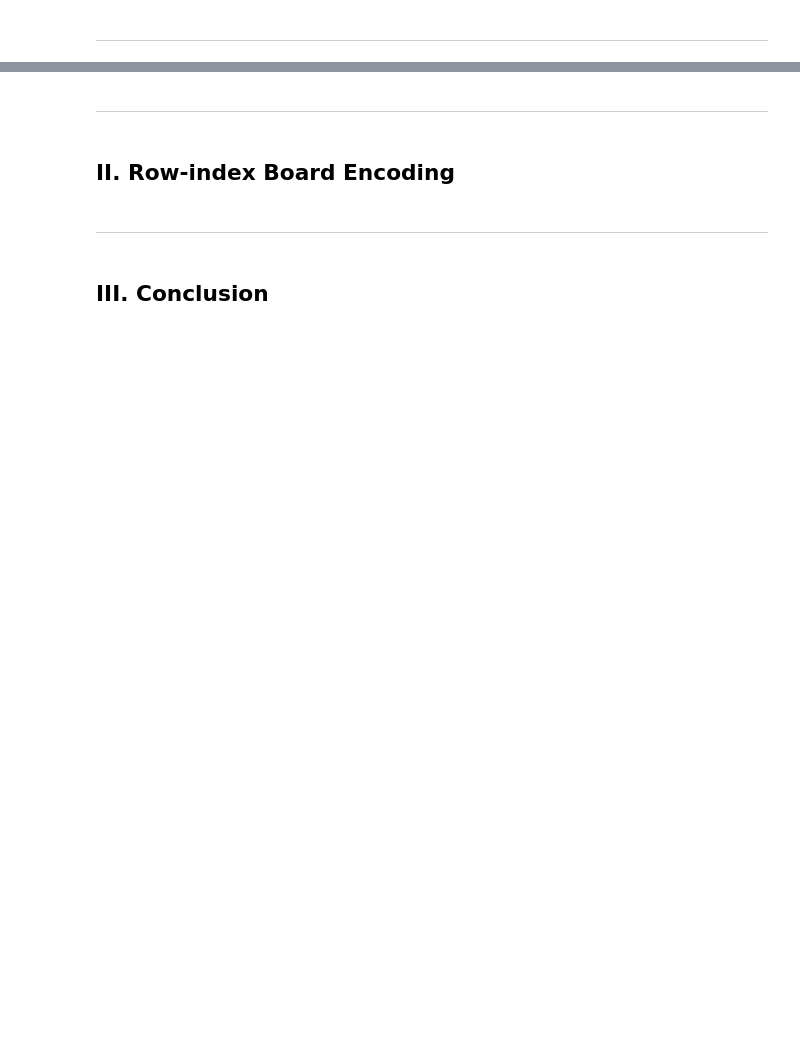
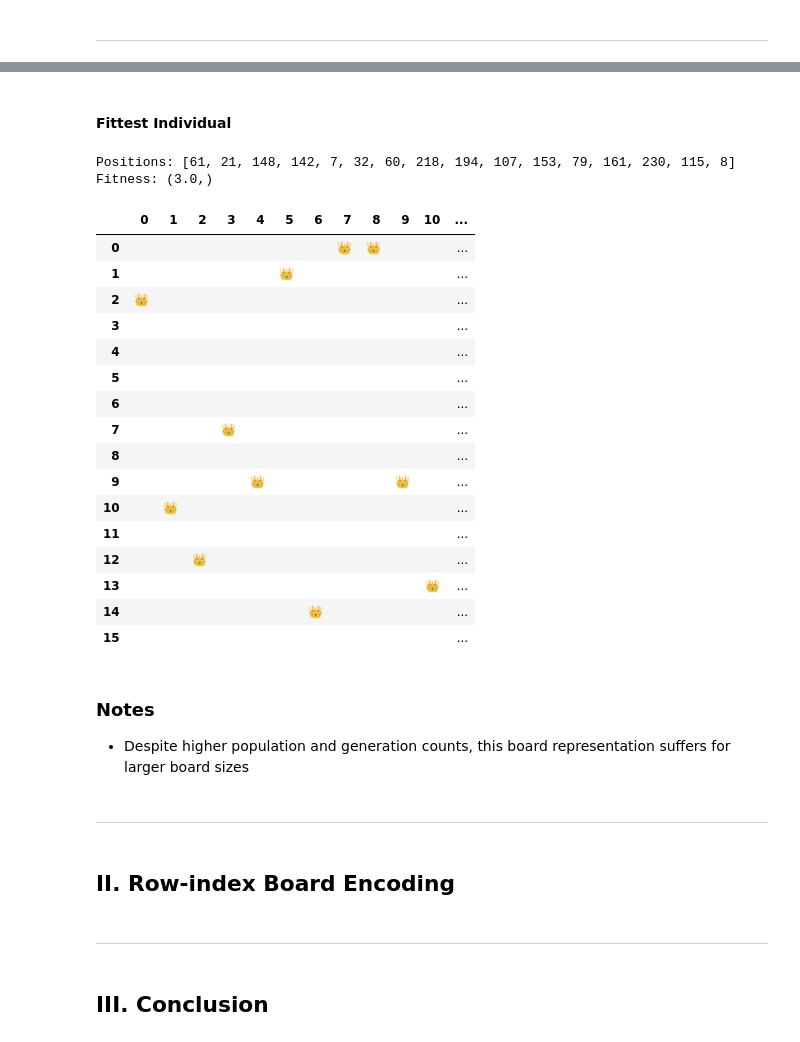
Before and after one commit to concision/n-queens, a Jupyter notebook: notebook.ipynb, the cells around one changed output, grey strips where cells are left out. Drawn from its saved outputs; the diff is of its cells as text; code cells hidden in the pictures; blank space fills up the shorter version.

```diff
--- a/notebook.ipynb
+++ b/notebook.ipynb
@@ -23,0 +73,10 @@ print(f"DEAP {deap.__version__}")
+# %%
+def show_positional_grid(positions: Iterable[int], dimensions: Tuple[int, int] = (8 ,8)):
+    rows, columns = dimensions
+    # construct board in pandas
+    board = pandas.DataFrame("", index = range(rows), columns = range(columns))
+    # map board
+    for queen in positions:
+        board[queen % columns][queen // rows] = "👑"
+    # display render
+    display(board)
@@ -24,3 +193,32 @@ print(f"DEAP {deap.__version__}")
+# %% [markdown]
+#### Fittest Individual
+# %%
+print(f"Positions: {hall_of_fame_p16[0]}")
+print(f"Fitness: {hall_of_fame_p16[0].fitness}")
+show_positional_grid(hall_of_fame_p16[0], dimensions=(16, 16))
+# %% [output]
+Positions: [61, 21, 148, 142, 7, 32, 60, 218, 194, 107, 153, 79, 161, 230, 115, 8]
+Fitness: (3.0,)
+|  | 0 | 1 | 2 | 3 | 4 | 5 | 6 | 7 | 8 | 9 | 10 | ... |
+| 0 |  |  |  |  |  |  |  | 👑 | 👑 |  |  | ... |
+| 1 |  |  |  |  |  | 👑 |  |  |  |  |  | ... |
+| 2 | 👑 |  |  |  |  |  |  |  |  |  |  | ... |
+| 3 |  |  |  |  |  |  |  |  |  |  |  | ... |
+| 4 |  |  |  |  |  |  |  |  |  |  |  | ... |
+| 5 |  |  |  |  |  |  |  |  |  |  |  | ... |
+| 6 |  |  |  |  |  |  |  |  |  |  |  | ... |
+| 7 |  |  |  | 👑 |  |  |  |  |  |  |  | ... |
+| 8 |  |  |  |  |  |  |  |  |  |  |  | ... |
+| 9 |  |  |  |  | 👑 |  |  |  |  | 👑 |  | ... |
+| 10 |  | 👑 |  |  |  |  |  |  |  |  |  | ... |
+| 11 |  |  |  |  |  |  |  |  |  |  |  | ... |
+| 12 |  |  | 👑 |  |  |  |  |  |  |  |  | ... |
+| 13 |  |  |  |  |  |  |  |  |  |  | 👑 | ... |
+| 14 |  |  |  |  |  |  | 👑 |  |  |  |  | ... |
+| 15 |  |  |  |  |  |  |  |  |  |  |  | ... |
+# %% [markdown]
+### Notes
+- Despite higher population and generation counts, this board representation suffers for larger board sizes
 # %% [markdown]
 <hr style="border-top: 2px solid #444">
 # %% [markdown]
```
Also changed, not shown: parts of 22 cells of this notebook.
